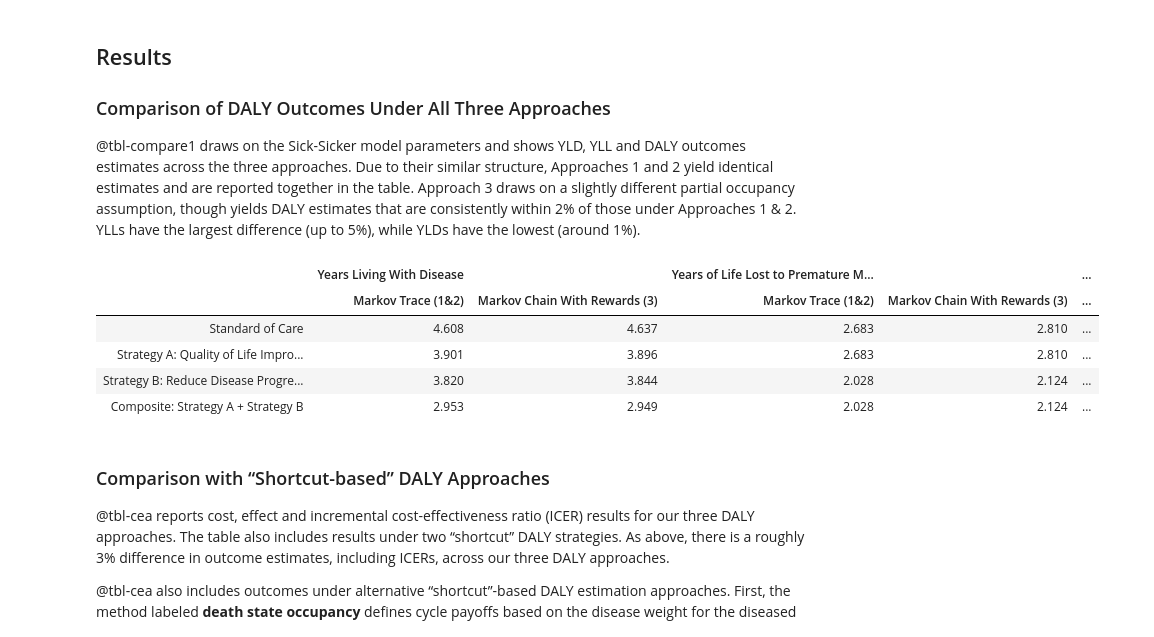
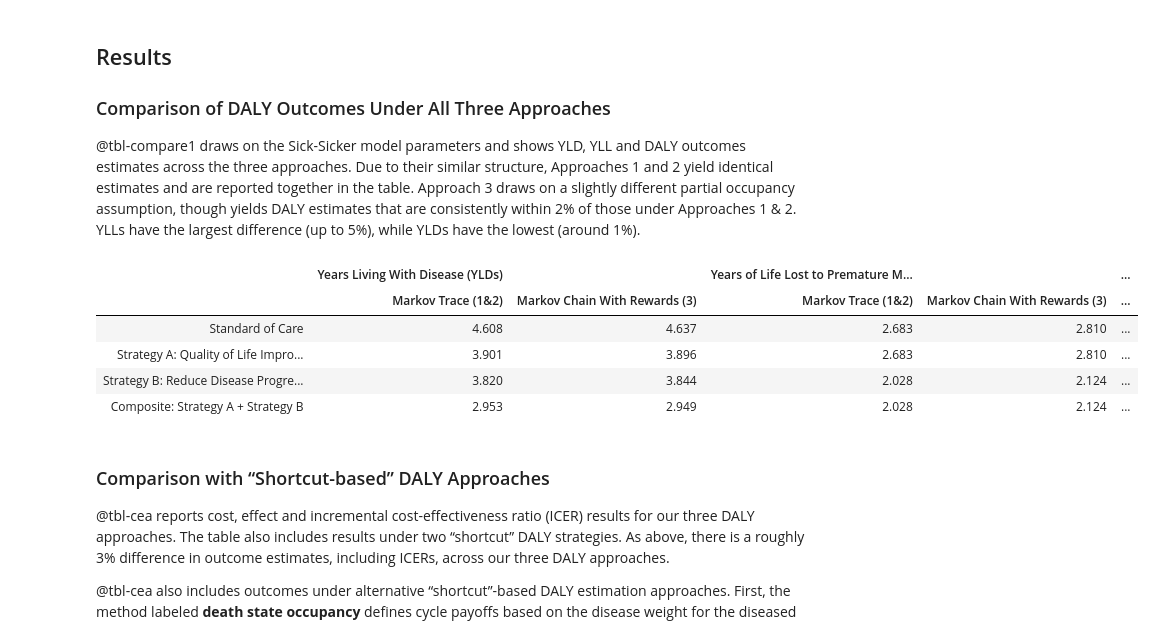
Before and after one commit to graveja0/dalys, a Jupyter notebook: index.embed.ipynb, the cells around one changed output. Saved outputs shown, nothing was run; the diff lists cells and outputs as text; code cells hidden in the pictures.

```diff
--- a/index.embed.ipynb
+++ b/index.embed.ipynb
@@ -1588,35 +1588,35 @@ result1 %>%
   mutate(approach = case_when(
     approach == "Markov Trace" ~ "1-2",
     .default = "3"
   )) %>%
   unite(outcome,outcome,approach) %>%
   pivot_wider(names_from = outcome, values_from = value) %>%
   mutate(strategy = case_when(
     strategy ==  "SoC" ~ "Standard of Care",
     strategy == "A" ~ "Strategy A: Quality of Life Improvement",
     strategy == "B" ~ "Strategy B: Reduce Disease Progression",
     strategy == "AB" ~ "Composite: Strategy A + Strategy B"
   ))  %>%
   janitor::clean_names()   %>%
   mutate_at(vars(-strategy), function(x) format_number(x))  %>%
   flextable( ) %>%
     #set_table_properties(layout="autofit") %>%
   set_header_labels(
       strategy = "",
       yld_1_2 = "Markov Trace (1&2)",
       yll_1_2 = "Markov Trace (1&2)",
       daly_1_2 = "Markov Trace (1&2)",
       yll_3 = "Markov Chain With Rewards (3)"  ,
       yld_3 = "Markov Chain With Rewards (3)"   ,
       daly_3 = "Markov Chain With Rewards (3)"
   ) %>%
-    add_header_row( values = c("","Years Living With Disease","Years of Life Lost to Premature Mortality","Disability-Adjusted Life Years"),colwidths = c(1,2,2,2)) %>%
+    add_header_row( values = c("","Years Living With Disease (YLDs)","Years of Life Lost to Premature Mortality (YLLs)","Disability-Adjusted Life Years (DALYs)"),colwidths = c(1,2,2,2)) %>%
     align(part="header",align="right") %>%
     align(part = "body", align = "right") %>%
     width(j = 1, width=2) %>%
     width(j=2:7,width=.75)
 # %% [output]
-|  | Years Living With Disease |  | Years of Life Lost to Premature M... |  | ... |
+|  | Years Living With Disease (YLDs) |  | Years of Life Lost to Premature M... |  | ... |
 |  | Markov Trace (1&2) | Markov Chain With Rewards (3) | Markov Trace (1&2) | Markov Chain With Rewards (3) | ... |
 | Standard of Care | 4.608 | 4.637 | 2.683 | 2.810 | ... |
 | Strategy A: Quality of Life Impro... | 3.901 | 3.896 | 2.683 | 2.810 | ... |
```
Also changed, not shown: parts of 3 cells of this notebook, 6 other files.
